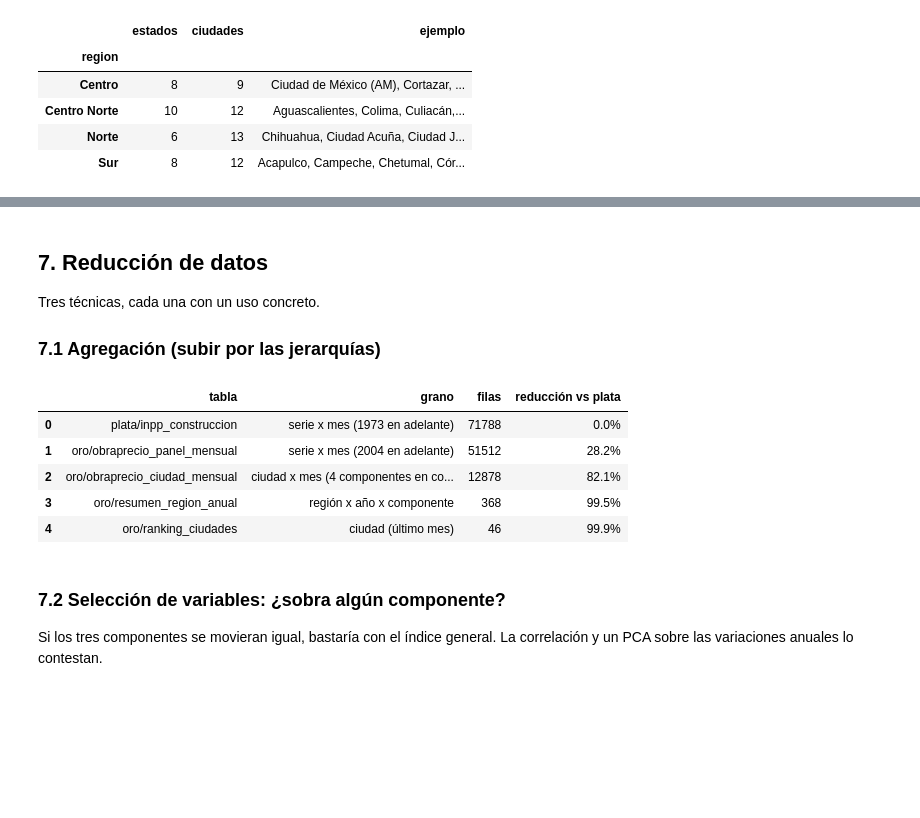
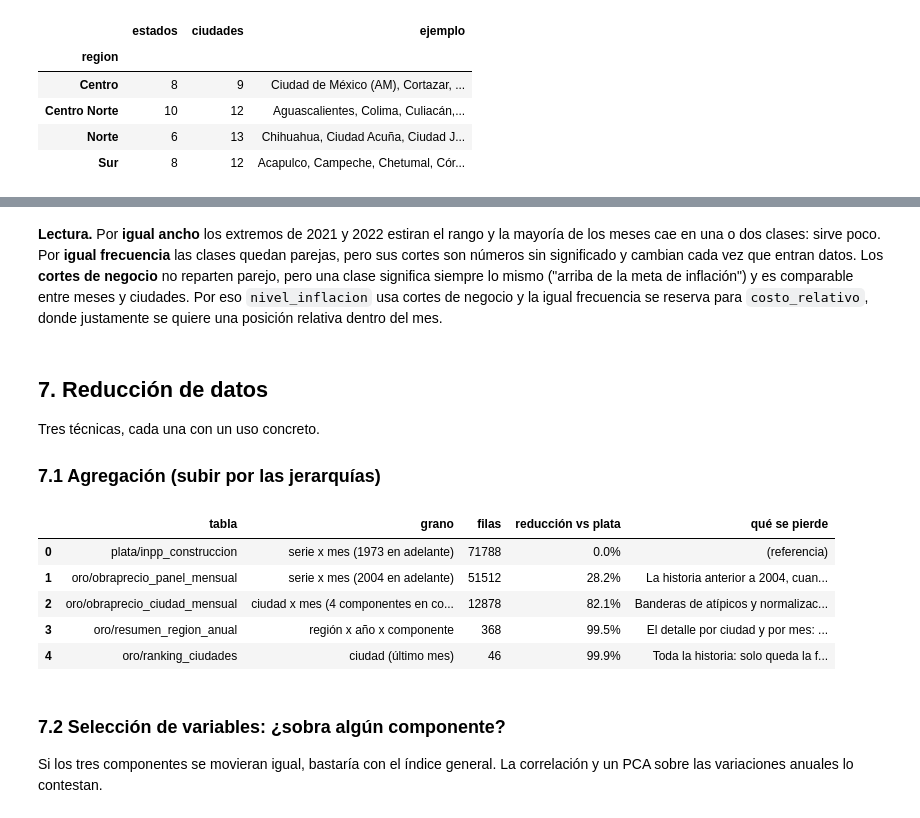
Before and after one commit to 23460521-commits/tdl-observatorio-electrico, a Jupyter notebook: docs/E1/limpieza.ipynb, the cells around one changed output, grey strips where cells are left out. Drawn from its saved outputs; the diff is of its cells as text; code cells hidden in the pictures; blank space fills up the shorter version.

```diff
--- a/docs/E1/limpieza.ipynb
+++ b/docs/E1/limpieza.ipynb
@@ -451,3 +496,5 @@ Jerarquía geográfica (ciudades por región y estado):
+# %% [markdown]
+**Lectura.** Por **igual ancho** los extremos de 2021 y 2022 estiran el rango y la mayoría de los meses cae en una o dos clases: sirve poco. Por **igual frecuencia** las clases quedan parejas, pero sus cortes son números sin significado y cambian cada vez que entran datos. Los **cortes de negocio** no reparten parejo, pero una clase significa siempre lo mismo ("arriba de la meta de inflación") y es comparable entre meses y ciudades. Por eso `nivel_inflacion` usa cortes de negocio y la igual frecuencia se reserva para `costo_relativo`, donde justamente se quiere una posición relativa dentro del mes.
 # %% [markdown]
 ## 7. Reducción de datos
 
@@ -457,19 +504,21 @@ Tres técnicas, cada una con un uso concreto.
 # %%
 cm = pd.read_csv(RAIZ / "data/oro/obraprecio_ciudad_mensual.csv"); ra = pd.read_csv(RAIZ / "data/oro/resumen_region_anual.csv"); rk = pd.read_csv(RAIZ / "data/oro/ranking_ciudades.csv")
 t = pd.DataFrame([
     {"tabla": "plata/inpp_construccion", "grano": "serie x mes (1973 en adelante)", "filas": len(inpp)},
     {"tabla": "oro/obraprecio_panel_mensual", "grano": "serie x mes (2004 en adelante)", "filas": len(panel)},
     {"tabla": "oro/obraprecio_ciudad_mensual", "grano": "ciudad x mes (4 componentes en columnas)", "filas": len(cm)},
     {"tabla": "oro/resumen_region_anual", "grano": "región x año x componente", "filas": len(ra)},
     {"tabla": "oro/ranking_ciudades", "grano": "ciudad (último mes)", "filas": len(rk)}])
-t["reducción vs plata"] = (1 - t.filas / len(inpp)).map("{:.1%}".format); display(t)
+t["reducción vs plata"] = (1 - t.filas / len(inpp)).map("{:.1%}".format)
+t["qué se pierde"] = ["(referencia)", "La historia anterior a 2004, cuando no existían todas las series", "Banderas de atípicos y normalizaciones por componente", "El detalle por ciudad y por mes: ya no se ve la estacionalidad ni qué ciudad se desvía", "Toda la historia: solo queda la foto del último mes"]
+pd.set_option("display.max_colwidth", 110); display(t)
 # %% [output]
-|  | tabla | grano | filas | reducción vs plata |
-| 0 | plata/inpp_construccion | serie x mes (1973 en adelante) | 71788 | 0.0% |
-| 1 | oro/obraprecio_panel_mensual | serie x mes (2004 en adelante) | 51512 | 28.2% |
-| 2 | oro/obraprecio_ciudad_mensual | ciudad x mes (4 componentes en co... | 12878 | 82.1% |
-| 3 | oro/resumen_region_anual | región x año x componente | 368 | 99.5% |
-| 4 | oro/ranking_ciudades | ciudad (último mes) | 46 | 99.9% |
+|  | tabla | grano | filas | reducción vs plata | qué se pierde |
+| 0 | plata/inpp_construccion | serie x mes (1973 en adelante) | 71788 | 0.0% | (referencia) |
+| 1 | oro/obraprecio_panel_mensual | serie x mes (2004 en adelante) | 51512 | 28.2% | La historia anterior a 2004, cuan... |
+| 2 | oro/obraprecio_ciudad_mensual | ciudad x mes (4 componentes en co... | 12878 | 82.1% | Banderas de atípicos y normalizac... |
+| 3 | oro/resumen_region_anual | región x año x componente | 368 | 99.5% | El detalle por ciudad y por mes: ... |
+| 4 | oro/ranking_ciudades | ciudad (último mes) | 46 | 99.9% | Toda la historia: solo queda la f... |
 # %% [markdown]
 ### 7.2 Selección de variables: ¿sobra algún componente?
 
```
Also changed, not shown: parts of 5 cells of this notebook, 24 other files.
